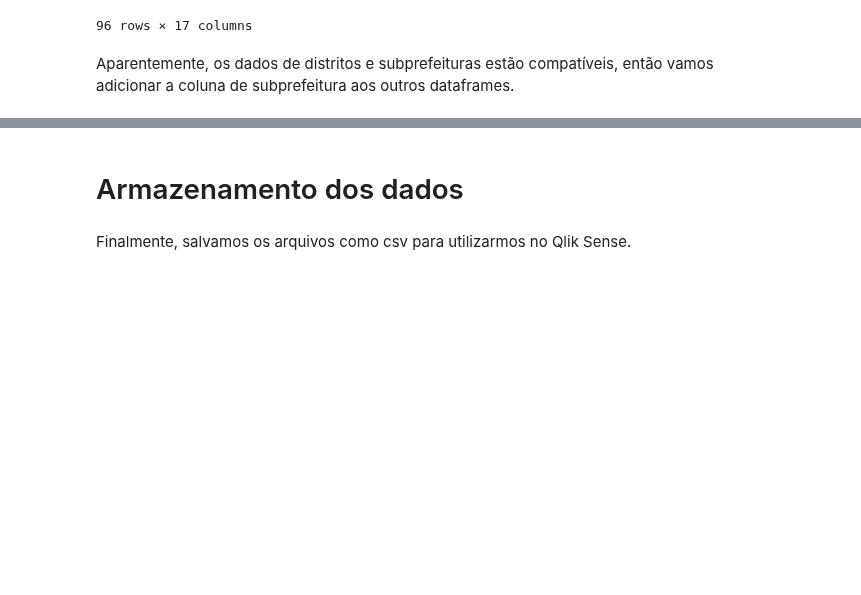
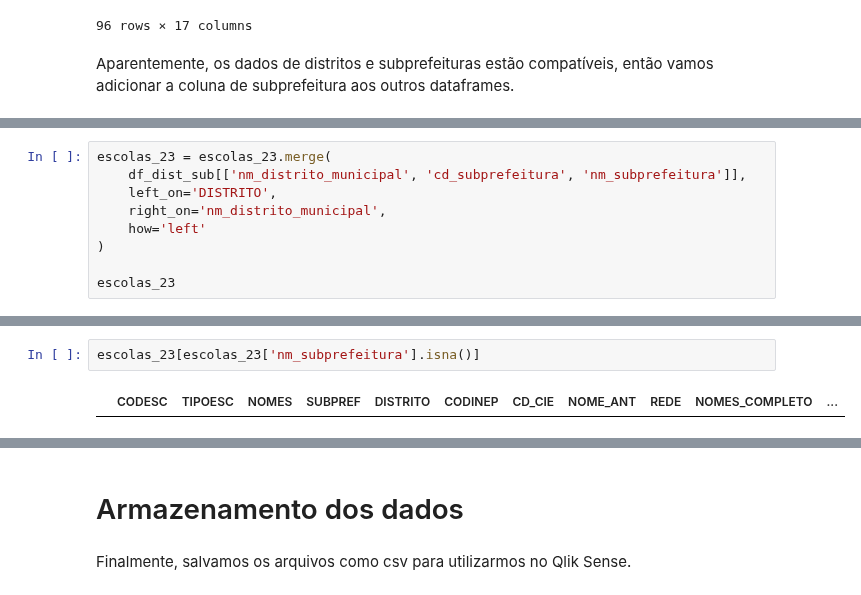
Before and after one commit to ObservatorioPoliticasTCM/datasp-dados, a Jupyter notebook: notebooks_outputs/educacao/educacao.ipynb, the cells around one changed output, grey strips where cells are left out. Saved outputs shown, nothing was run; the diff lists cells and outputs as text; blank space fills up the shorter version.

```diff
--- a/notebooks_outputs/educacao/educacao.ipynb
+++ b/notebooks_outputs/educacao/educacao.ipynb
@@ -1132,0 +1135,9 @@ Aparentemente, os dados de distritos e subprefeituras estão compatíveis, entã
+# %%
+escolas_23 = escolas_23.merge(
+    df_dist_sub[['nm_distrito_municipal', 'cd_subprefeitura', 'nm_subprefeitura']],
+    left_on='DISTRITO',
+    right_on='nm_distrito_municipal',
+    how='left'
+)
+
+escolas_23
@@ -1132,0 +1158,4 @@ Aparentemente, os dados de distritos e subprefeituras estão compatíveis, entã
+# %%
+escolas_23[escolas_23['nm_subprefeitura'].isna()]
+# %% [output]
+|  | CODESC | TIPOESC | NOMES | SUBPREF | DISTRITO | CODINEP | CD_CIE | NOME_ANT | REDE | NOMES_COMPLETO | ... |
```
Also changed, not shown: parts of 17 cells of this notebook, 1 other file.
